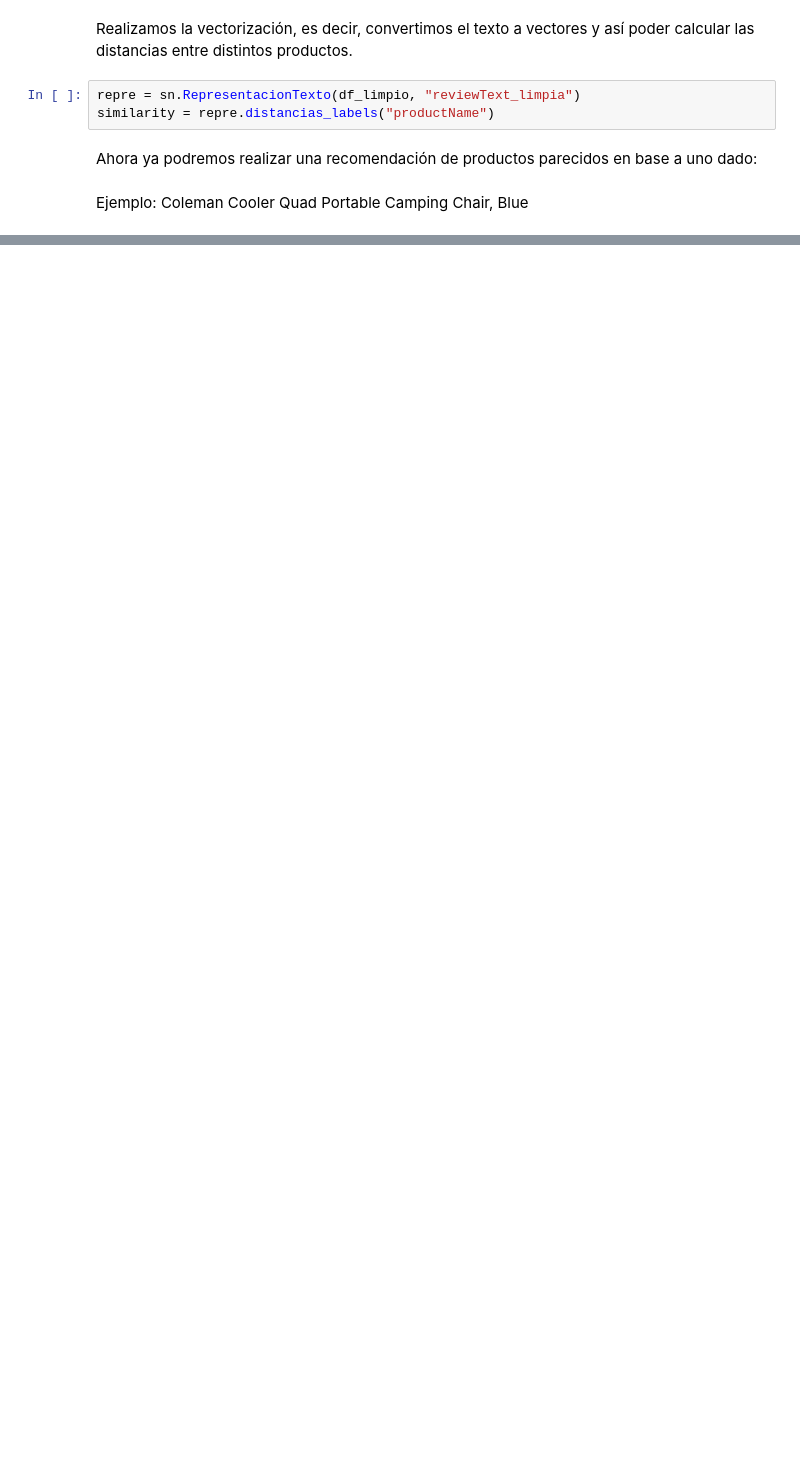
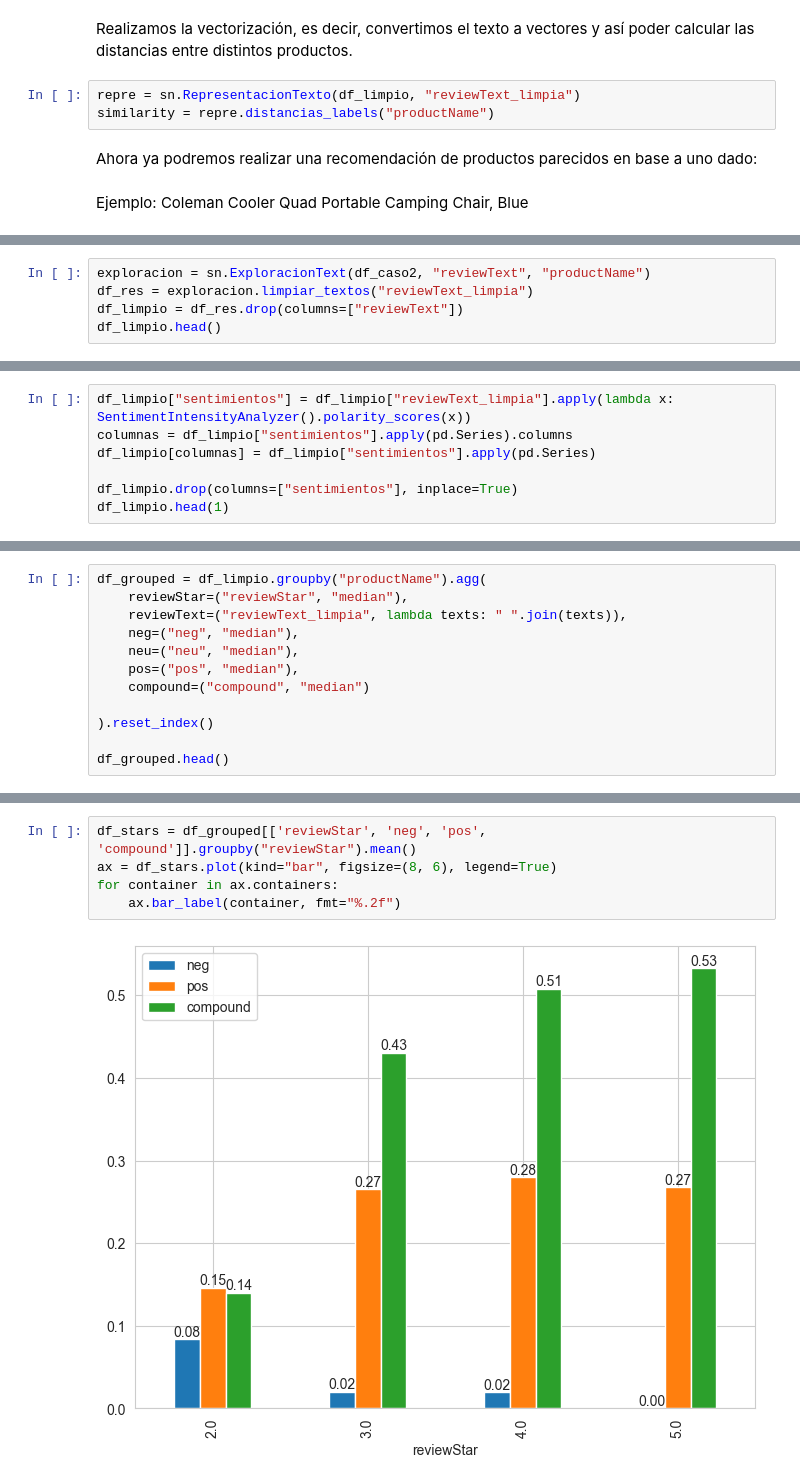
Before and after one commit to elenacano/modulo09-leccion06-nlp-LAB, a Jupyter notebook: modulo09-leccion06-nlp-LAB.ipynb, the cells around one changed output, grey strips where cells are left out. Cells and saved outputs as stored; diff of their text form; blank space fills up the shorter version.

```diff
--- a/modulo09-leccion06-nlp-LAB.ipynb
+++ b/modulo09-leccion06-nlp-LAB.ipynb
@@ -127,0 +201,5 @@ ss.recomendaciones_contenido(similarity, df_limpio, "productName")
+# %%
+exploracion = sn.ExploracionText(df_caso2, "reviewText", "productName")
+df_res = exploracion.limpiar_textos("reviewText_limpia")
+df_limpio = df_res.drop(columns=["reviewText"])
+df_limpio.head()
@@ -127,0 +217,7 @@ ss.recomendaciones_contenido(similarity, df_limpio, "productName")
+# %%
+df_limpio["sentimientos"] = df_limpio["reviewText_limpia"].apply(lambda x: SentimentIntensityAnalyzer().polarity_scores(x))
+columnas = df_limpio["sentimientos"].apply(pd.Series).columns
+df_limpio[columnas] = df_limpio["sentimientos"].apply(pd.Series)
+
+df_limpio.drop(columns=["sentimientos"], inplace=True)
+df_limpio.head(1)
@@ -127,0 +229,12 @@ ss.recomendaciones_contenido(similarity, df_limpio, "productName")
+# %%
+df_grouped = df_limpio.groupby("productName").agg(
+    reviewStar=("reviewStar", "median"),
+    reviewText=("reviewText_limpia", lambda texts: " ".join(texts)),
+    neg=("neg", "median"),
+    neu=("neu", "median"),
+    pos=("pos", "median"),
+    compound=("compound", "median")
+
+).reset_index()
+
+df_grouped.head()
@@ -127,0 +250,7 @@ ss.recomendaciones_contenido(similarity, df_limpio, "productName")
+# %%
+df_stars = df_grouped[['reviewStar', 'neg', 'pos', 'compound']].groupby("reviewStar").mean()
+ax = df_stars.plot(kind="bar", figsize=(8, 6), legend=True)
+for container in ax.containers:
+    ax.bar_label(container, fmt="%.2f")
+# %% [output]
+[figure, added]
```
Also changed, not shown: parts of 20 cells of this notebook, 1 other file.
